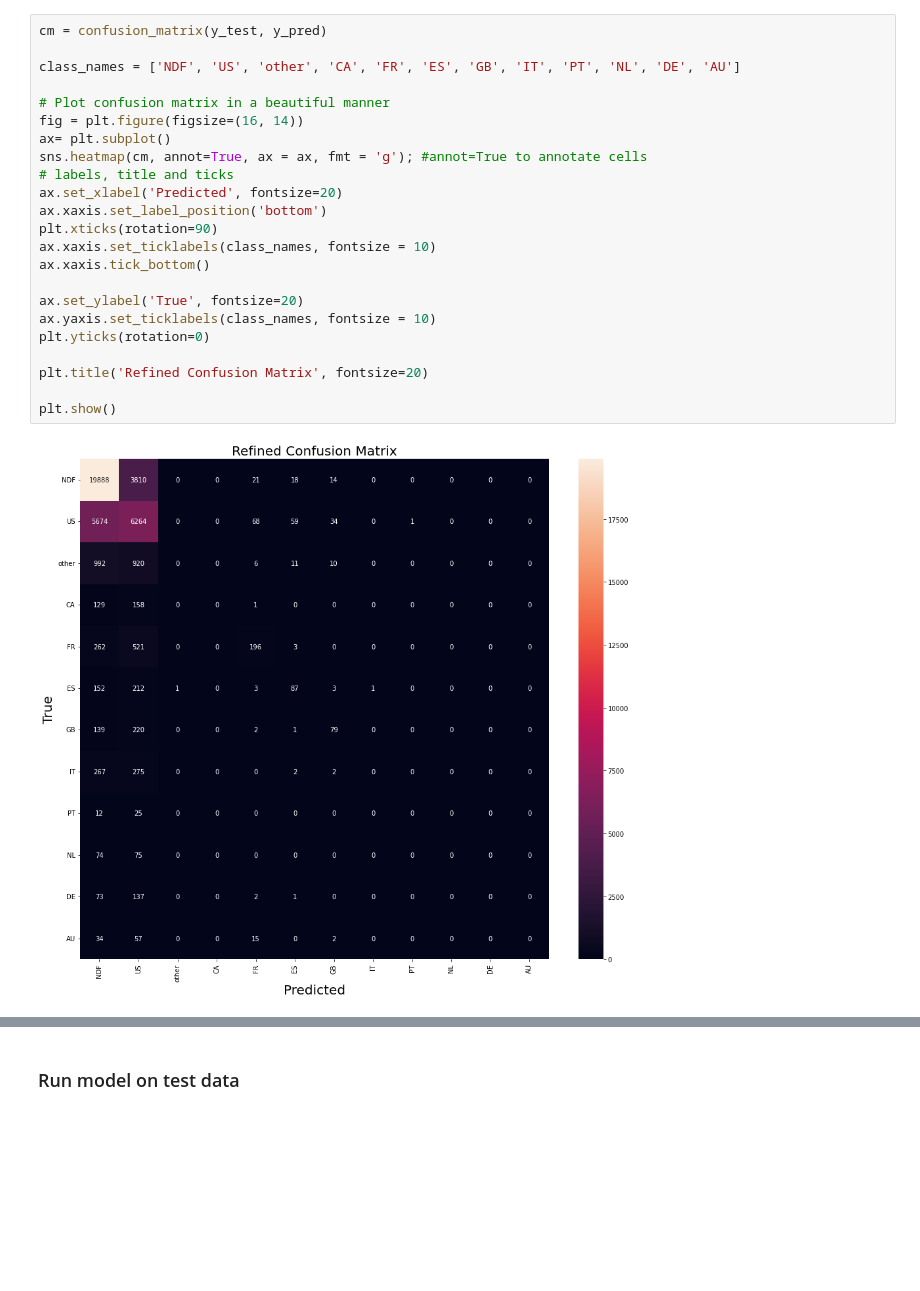
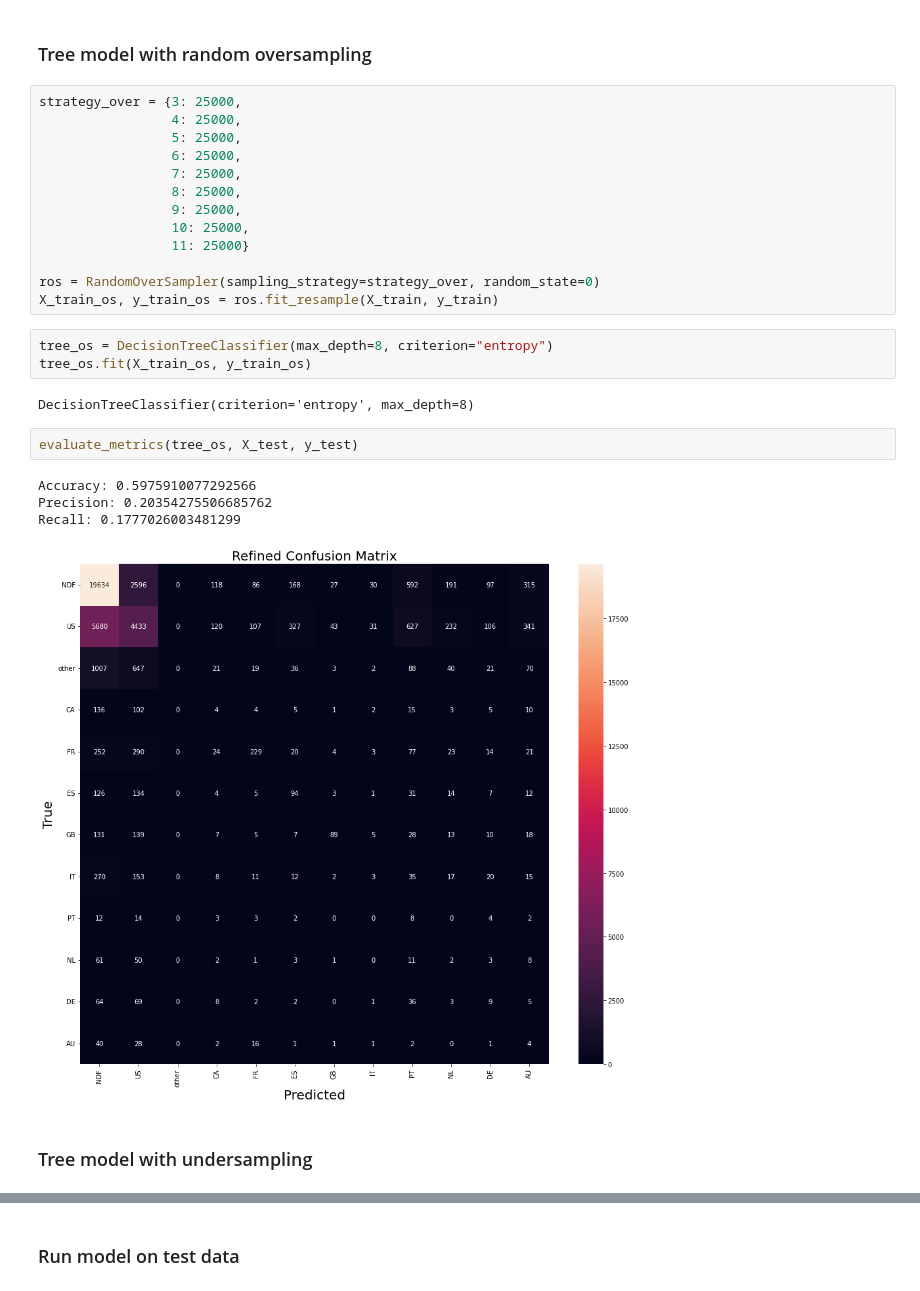
Before and after one commit to fondyu530/ml_task, a Jupyter notebook: ML_model_training.ipynb, the cells around one changed output, grey strips where cells are left out. Drawn from its saved outputs; the diff is of its cells as text; blank space fills up the shorter version.

```diff
--- a/ML_model_training.ipynb
+++ b/ML_model_training.ipynb
@@ -103,25 +150,29 @@ Recall: 0.16027613672981836
-# %%
-cm = confusion_matrix(y_test, y_pred)
-
-class_names = ['NDF', 'US', 'other', 'CA', 'FR', 'ES', 'GB', 'IT', 'PT', 'NL', 'DE', 'AU']
-
-# Plot confusion matrix in a beautiful manner
-fig = plt.figure(figsize=(16, 14))
-ax= plt.subplot()
-sns.heatmap(cm, annot=True, ax = ax, fmt = 'g'); #annot=True to annotate cells
-# labels, title and ticks
-ax.set_xlabel('Predicted', fontsize=20)
-ax.xaxis.set_label_position('bottom')
-plt.xticks(rotation=90)
-ax.xaxis.set_ticklabels(class_names, fontsize = 10)
-ax.xaxis.tick_bottom()
-
-ax.set_ylabel('True', fontsize=20)
-ax.yaxis.set_ticklabels(class_names, fontsize = 10)
-plt.yticks(rotation=0)
-
-plt.title('Refined Confusion Matrix', fontsize=20)
-
-plt.show()
-# %% [output]
-[figure, removed]
+# %% [markdown]
+### Tree model with random oversampling
+# %%
+strategy_over = {3: 25000,
+                 4: 25000,
+                 5: 25000,
+                 6: 25000,
+                 7: 25000,
+                 8: 25000,
+                 9: 25000,
+                 10: 25000,
+                 11: 25000}
+
+ros = RandomOverSampler(sampling_strategy=strategy_over, random_state=0)
+X_train_os, y_train_os = ros.fit_resample(X_train, y_train)
+# %%
+tree_os = DecisionTreeClassifier(max_depth=8, criterion="entropy")
+tree_os.fit(X_train_os, y_train_os)
+# %% [output]
+DecisionTreeClassifier(criterion='entropy', max_depth=8)
+# %%
+evaluate_metrics(tree_os, X_test, y_test)
+# %% [output]
+Accuracy: 0.5975910077292566
+Precision: 0.20354275506685762
+Recall: 0.1777026003481299
+[figure, added]
+# %% [markdown]
+### Tree model with undersampling
```
Also changed, not shown: parts of 41 cells of this notebook, 8 other files.
